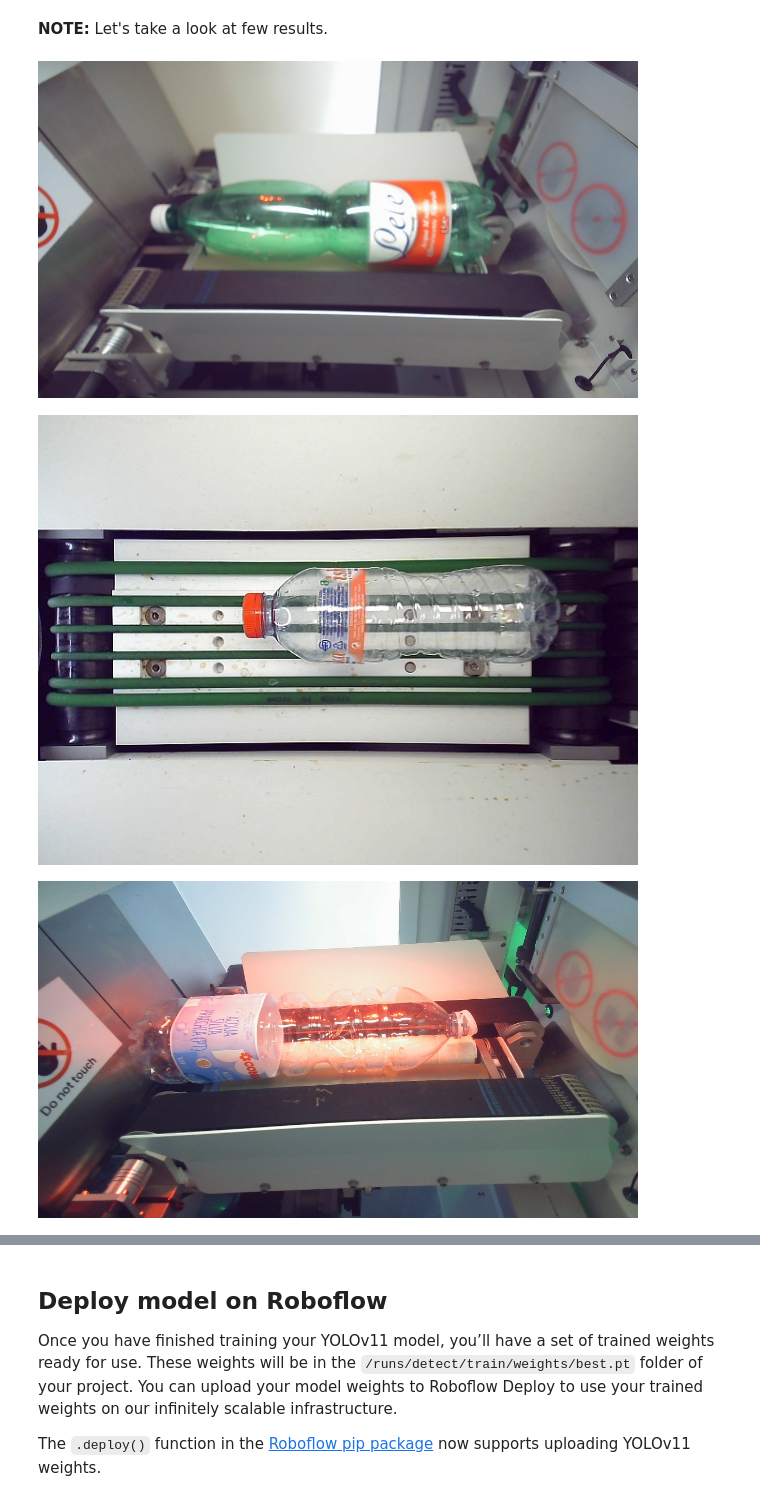
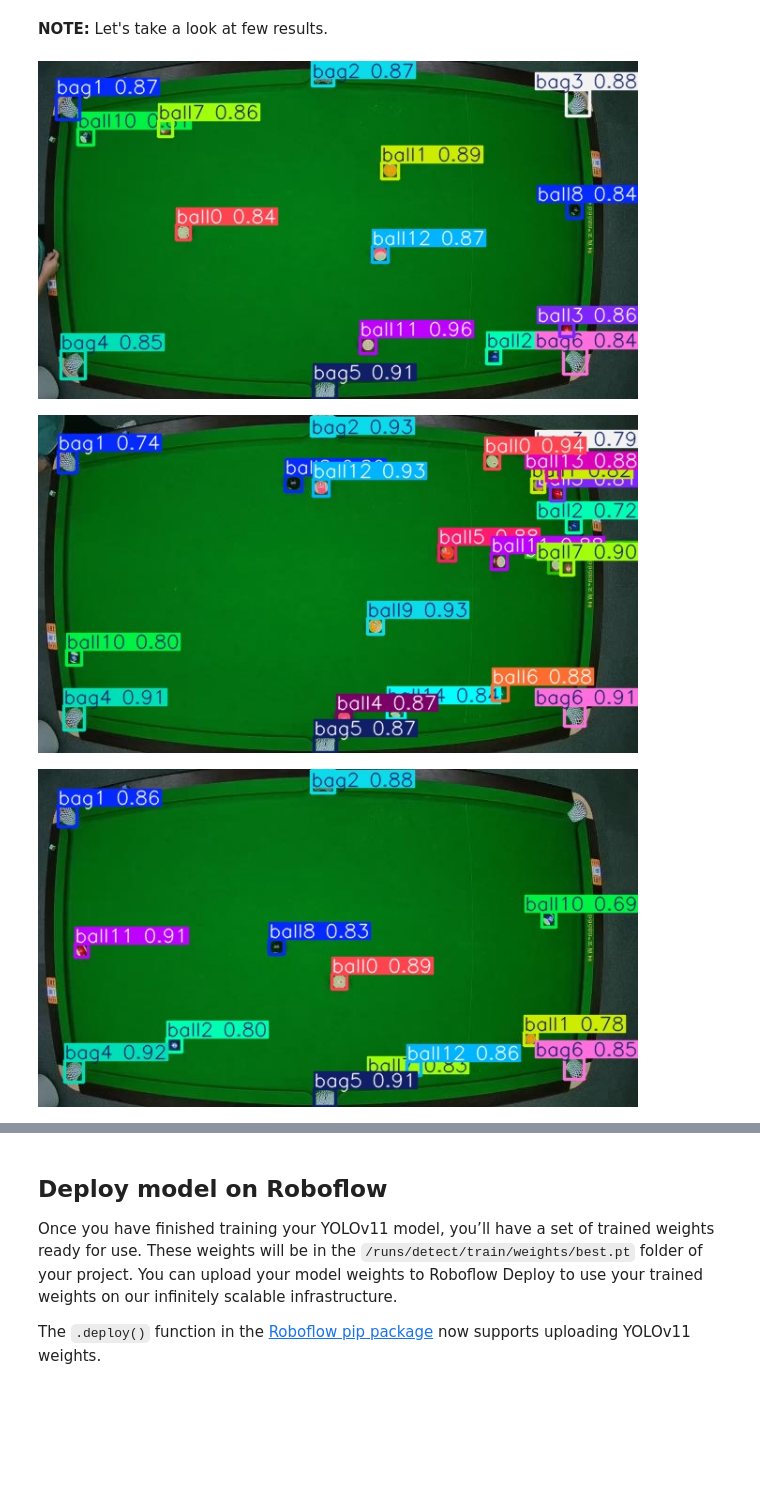
Before and after one commit to mattbatey/bottle-detection, a Jupyter notebook: notebooks/train-yolo11-object-detection-on-custom-dataset.ipynb, the cells around one changed output, grey strips where cells are left out. Saved outputs shown, nothing was run; the diff lists cells and outputs as text; code cells hidden in the pictures; blank space fills up the shorter version.

```diff
--- a/notebooks/train-yolo11-object-detection-on-custom-dataset.ipynb
+++ b/notebooks/train-yolo11-object-detection-on-custom-dataset.ipynb
@@ -256,13 +229,13 @@ Results saved to runs/detect/predict2
 # %%
 import glob
 import os
 from IPython.display import Image as IPyImage, display
 
 latest_folder = max(glob.glob('/content/runs/detect/predict*/'), key=os.path.getmtime)
-for img in glob.glob(f'{latest_folder}/*.jpg'):#[:3]:
+for img in glob.glob(f'{latest_folder}/*.jpg')[:3]:
     display(IPyImage(filename=img, width=600))
     print("\n")
 # %% [output]
-[figure, old version]
+[figure, new version]
-[figure, old version]
+[figure, new version]
-[figure, old version]
+[figure, new version]
```
Also changed, not shown: parts of 13 cells of this notebook.
